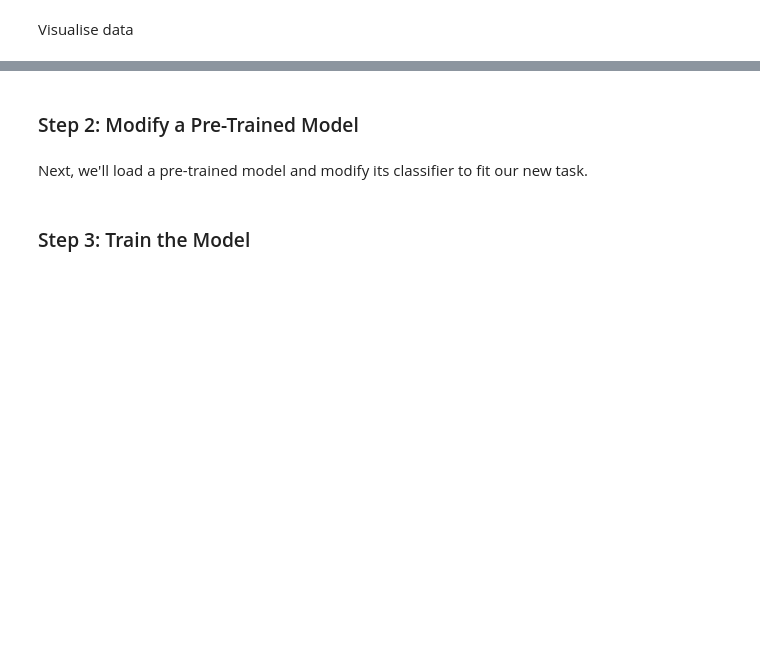
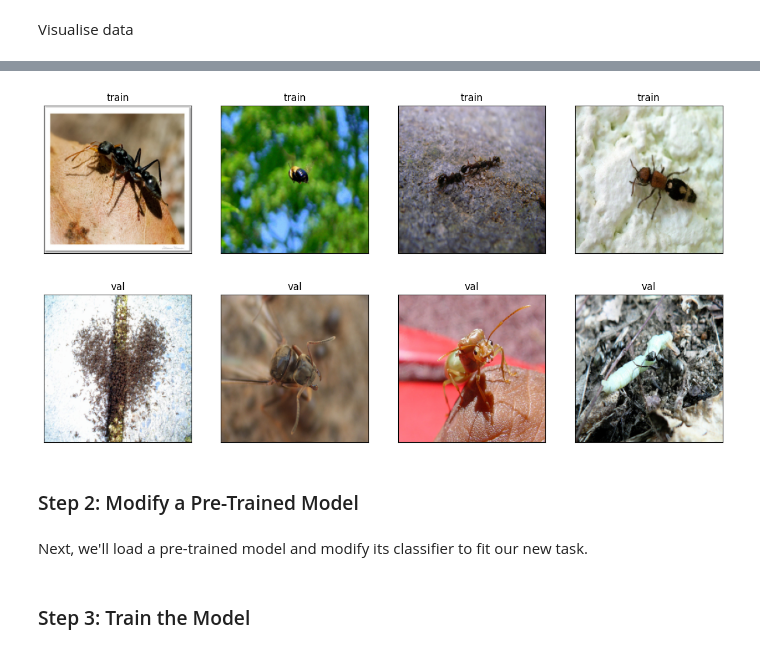
Before and after one commit to arkeodev/pytorch, a Jupyter notebook: Transfer_Learning/transfer_learning.ipynb, the cells around one changed output, grey strips where cells are left out. Drawn from its saved outputs; the diff is of its cells as text; code cells hidden in the pictures; blank space fills up the shorter version.

```diff
--- a/Transfer_Learning/transfer_learning.ipynb
+++ b/Transfer_Learning/transfer_learning.ipynb
@@ -313,3 +283,31 @@ WARNING:matplotlib.image:Clipping input data to the valid range for imshow with
+# %%
+import matplotlib.pyplot as plt
+import numpy as np
+
+# Function to show images
+def show_images(images, labels, class_names):
+    plt.figure(figsize=(15, 10))
+    for i, image in enumerate(images):
+        plt.subplot(1, len(images), i + 1, xticks=[], yticks=[])
+        image = image.numpy().transpose((1, 2, 0))
+        mean = np.array([0.485, 0.456, 0.406])
+        std = np.array([0.229, 0.224, 0.225])
+        image = image * std + mean
+        image = np.clip(image, 0, 1)
+        plt.imshow(image)
+        plt.title(class_names[labels[i]])
+    plt.show()
+
+# Get sample images
+sample_train_images = next(iter(train_loader))
+sample_test_images = next(iter(test_loader))
+
+# Show images
+show_images(sample_train_images[0][:4], sample_train_images[1][:4], train_dataset.classes)
+show_images(sample_test_images[0][:4], sample_test_images[1][:4], test_dataset.classes)
+# %% [output]
+[figure, added]
+[figure, added]
 # %% [markdown]
 ### Step 2: Modify a Pre-Trained Model
 # %% [markdown]
```
Also changed, not shown: parts of 2 cells of this notebook.
